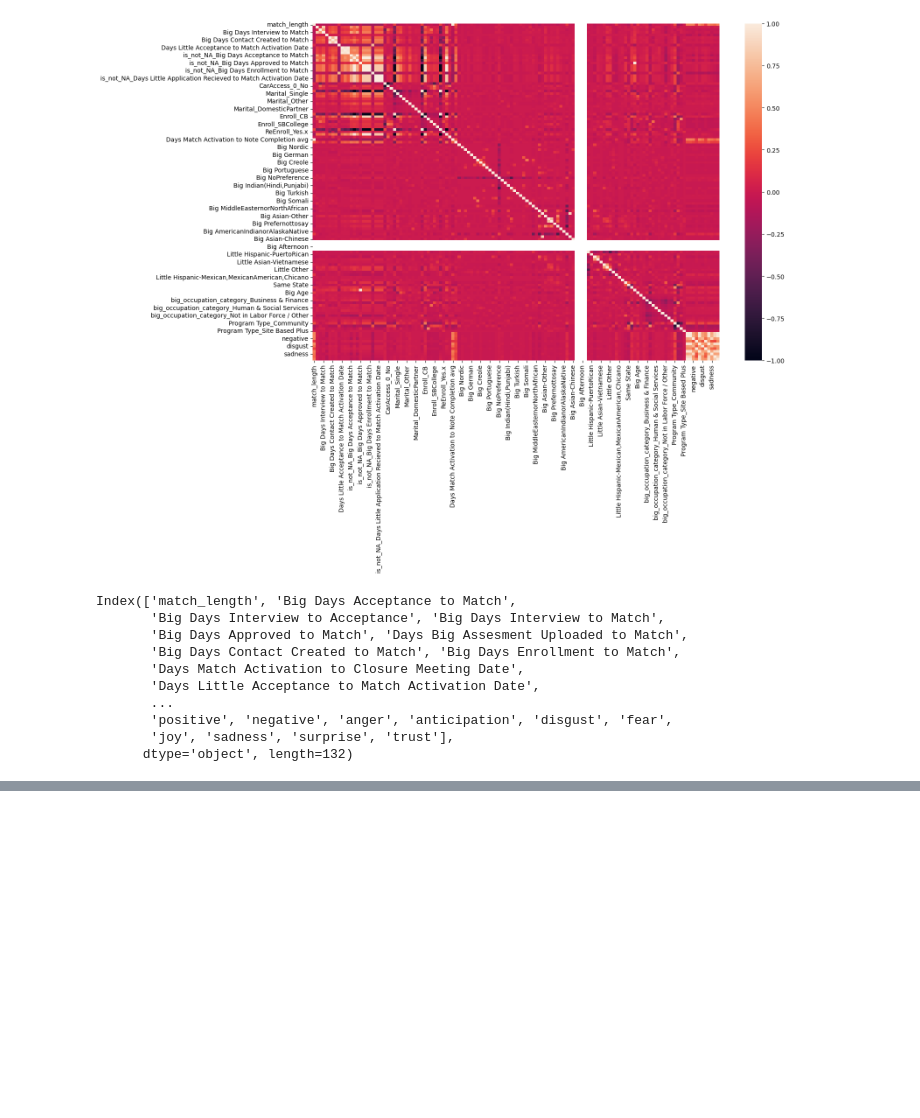
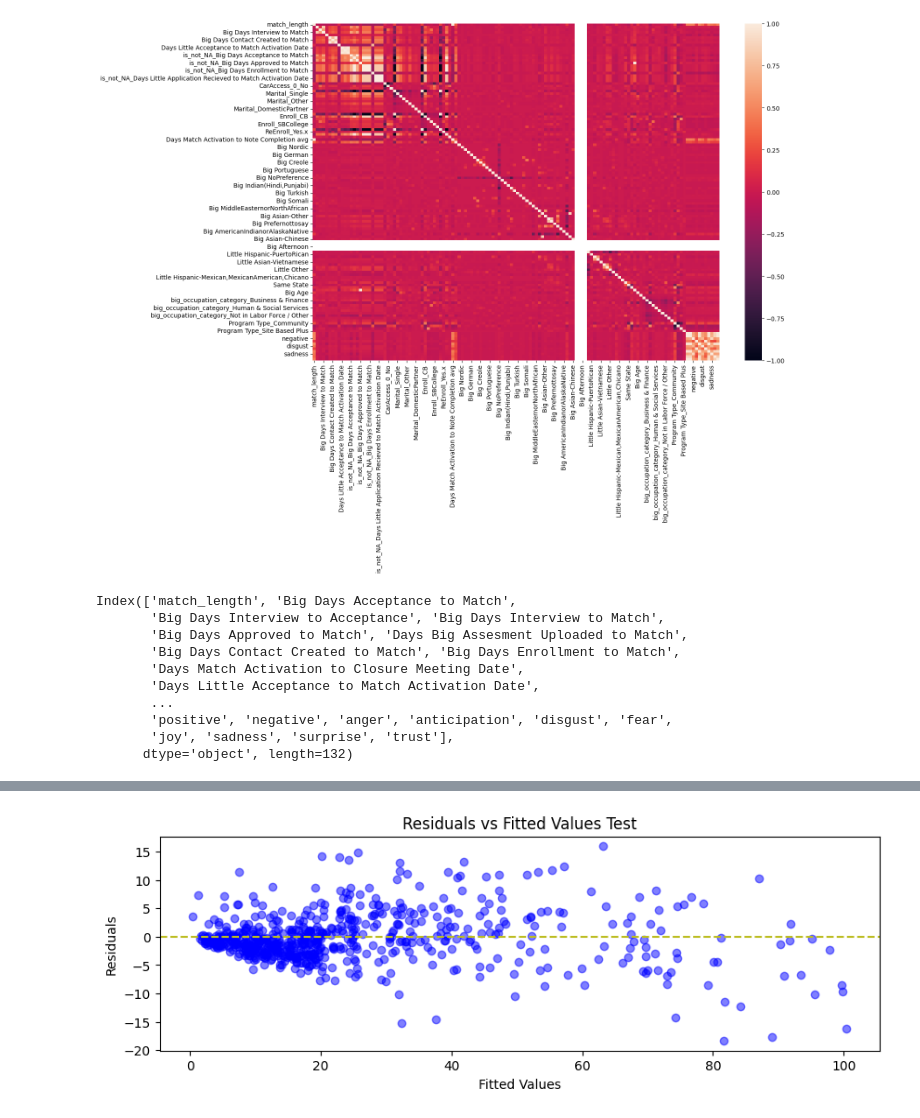
Before and after one commit to Al-Ashir-Intisar/minneMUDAC2025, a Jupyter notebook: training_files/initial_model_training_multiple_linear_reg.ipynb, the cells around one changed output, grey strips where cells are left out. Saved outputs shown, nothing was run; the diff lists cells and outputs as text; code cells hidden in the pictures; blank space fills up the shorter version.

```diff
--- a/training_files/initial_model_training_multiple_linear_reg.ipynb
+++ b/training_files/initial_model_training_multiple_linear_reg.ipynb
@@ -109,14 +112,21 @@ from sklearn.metrics import mean_squared_error, r2_score
 
 # Predict on the training set
 y_pred_train = lasso_model_alpha0p5.predict(x_train)
+y_pred_test = lasso_model_alpha0p5.predict(x_test)
 
 # Evaluate the model
 mse_train = mean_squared_error(y_train, y_pred_train)
+mse_test = mean_squared_error(y_test, y_pred_test)
 r2_train = r2_score(y_train, y_pred_train)
+r2_test = r2_score(y_test, y_pred_test)
 rmse_train = np.sqrt(mse_train)
+rmse_test = np.sqrt(mse_test)
 
 
 print(f"Training MSE: {mse_train}")
+print(f"Testin MSE: {mse_test}")
 print(f"Training RMSE: {rmse_train}")
+print(f"Testin RMSE: {rmse_test}")
 print(f"Training R^2: {r2_train}")
+print(f"Testin R^2: {r2_test}")
 # %% [output]
@@ -140,3 +153,17 @@ plt.show()
+# %%
+# Compute residuals
+residuals_test = y_test - y_pred_test
+
+# 1. Residuals vs Fitted values plot
+plt.figure(figsize=(10, 3))
+plt.scatter(y_pred_test, residuals_test, color='blue', alpha=0.5) #use y_pred_train
+plt.axhline(0, color='tab:olive', linestyle='--')
+plt.title('Residuals vs Fitted Values Test')
+plt.xlabel('Fitted Values')
+plt.ylabel('Residuals')
+plt.show()
+# %% [output]
+[figure, added]
 # %%
 import statsmodels.api as sm
 
```
Also changed, not shown: parts of 11 cells of this notebook.
